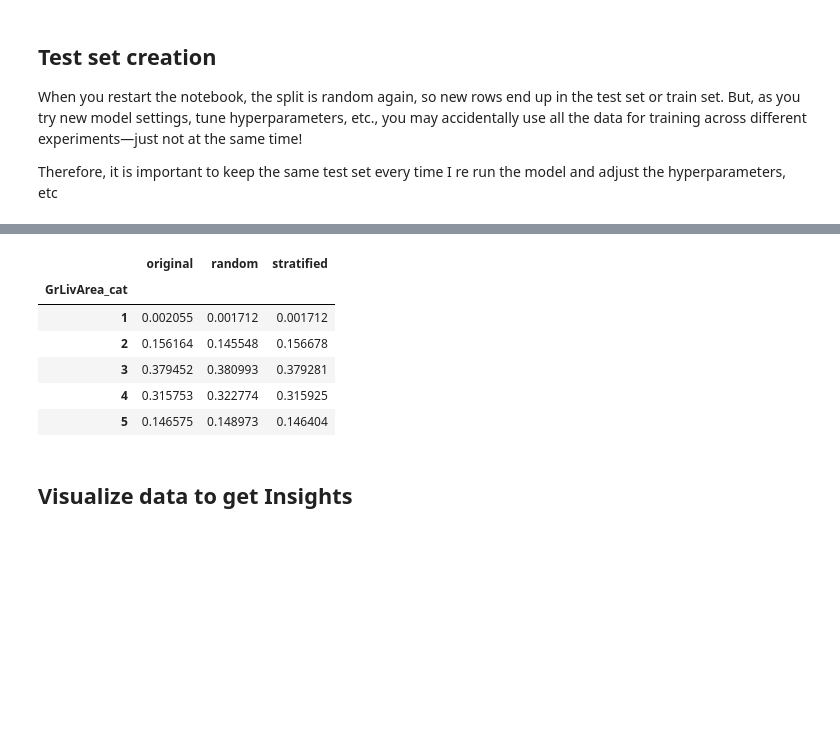
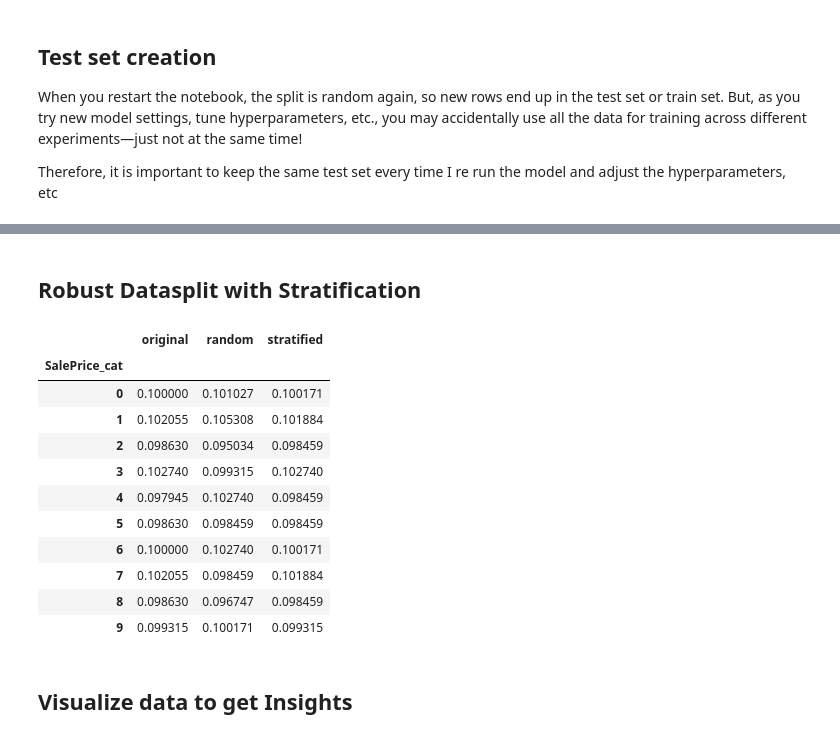
Before and after one commit to lore5g/ML_models_house_price, a Jupyter notebook: house_prices_regression.ipynb, the cells around one changed output, grey strips where cells are left out. Drawn from its saved outputs; the diff is of its cells as text; code cells hidden in the pictures; blank space fills up the shorter version.

```diff
--- a/house_prices_regression.ipynb
+++ b/house_prices_regression.ipynb
@@ -6,6 +19,7 @@ import matplotlib.pyplot as plt
 # %%
-#DATA_PATH = r'C:\Users\lgalvan\OneDrive - Vallen\Documents\data project\house-prices-data'
-DATA_PATH = r'G:\Mi unidad\Data Science\house-prices-data'
+#DATA_PATH = r'G:\Mi unidad\Data Science\house-prices-data'
+DATA_PATH = '/content/drive/My Drive/Data_Science/house-prices-data'
+
 def load_data(data_path = DATA_PATH, file_name = "train.csv"):
         csv_path = os.path.join(data_path, file_name)
         return pd.read_csv(csv_path)
@@ -73,10 +91,10 @@ train_set_simple_split, test_set_simple_split = train_test_split(df, test_size=0
 # %%
 #  creation of First floor area category attribute (ranges of first floor area)
 def stratification(df_to_strat):
-    df_to_strat["GrLivArea_cat"] = pd.cut(df_to_strat["GrLivArea"],  bins=[0, 500, 1000, 1500, 2000, np.inf],  labels=[1, 2, 3, 4, 5])
+    df_to_strat["SalePrice_cat"] = pd.qcut(df_to_strat["SalePrice"],  q = 10,  labels= False, duplicates="drop")
     return df_to_strat
 
 df = stratification(df)
-df["GrLivArea_cat"].hist()
+df["SalePrice_cat"].hist()
 # %% [output]
 <Axes: >
@@ -83,27 +102,34 @@ df["GrLivArea_cat"].hist()
 # %%
 test_set = stratification(test_set_simple_split)
 train_set = stratification(train_set_simple_split)
+# %% [markdown]
+## Robust Datasplit with Stratification
 # %%
 # to have the same number of instances of attribute "GrLivArea_cat" as original df
 from sklearn.model_selection import StratifiedShuffleSplit
 split = StratifiedShuffleSplit(n_splits=1, test_size=0.2, random_state=42)
-for train_index, test_index in split.split(df, df["GrLivArea_cat"]):
+for train_index, test_index in split.split(df, df["SalePrice_cat"]):
  strat_train_set = df.loc[train_index]
  strat_test_set = df.loc[test_index]
 # %%
 proportion_comparison = pd.DataFrame()
-proportion_comparison["original"] = df["GrLivArea_cat"].value_counts() / len(df)
-proportion_comparison["random"] = train_set["GrLivArea_cat"].value_counts() / len(train_set)
-proportion_comparison["stratified"] = strat_train_set["GrLivArea_cat"].value_counts() / len(strat_train_set)
+proportion_comparison["original"] = df["SalePrice_cat"].value_counts() / len(df)
+proportion_comparison["random"] = train_set["SalePrice_cat"].value_counts() / len(train_set)
+proportion_comparison["stratified"] = strat_train_set["SalePrice_cat"].value_counts() / len(strat_train_set)
 proportion_comparison.sort_index(axis=0, ascending=True, inplace=True, kind='quicksort')
 proportion_comparison
 # %% [output]
 |  | original | random | stratified |
-| GrLivArea_cat |  |  |  |
-| 1 | 0.002055 | 0.001712 | 0.001712 |
-| 2 | 0.156164 | 0.145548 | 0.156678 |
-| 3 | 0.379452 | 0.380993 | 0.379281 |
-| 4 | 0.315753 | 0.322774 | 0.315925 |
-| 5 | 0.146575 | 0.148973 | 0.146404 |
+| SalePrice_cat |  |  |  |
+| 0 | 0.100000 | 0.101027 | 0.100171 |
+| 1 | 0.102055 | 0.105308 | 0.101884 |
+| 2 | 0.098630 | 0.095034 | 0.098459 |
+| 3 | 0.102740 | 0.099315 | 0.102740 |
+| 4 | 0.097945 | 0.102740 | 0.098459 |
+| 5 | 0.098630 | 0.098459 | 0.098459 |
+| 6 | 0.100000 | 0.102740 | 0.100171 |
+| 7 | 0.102055 | 0.098459 | 0.101884 |
+| 8 | 0.098630 | 0.096747 | 0.098459 |
+| 9 | 0.099315 | 0.100171 | 0.099315 |
 # %%
 for set_ in (strat_train_set, strat_test_set):
```
Also changed, not shown: parts of 96 cells of this notebook.
